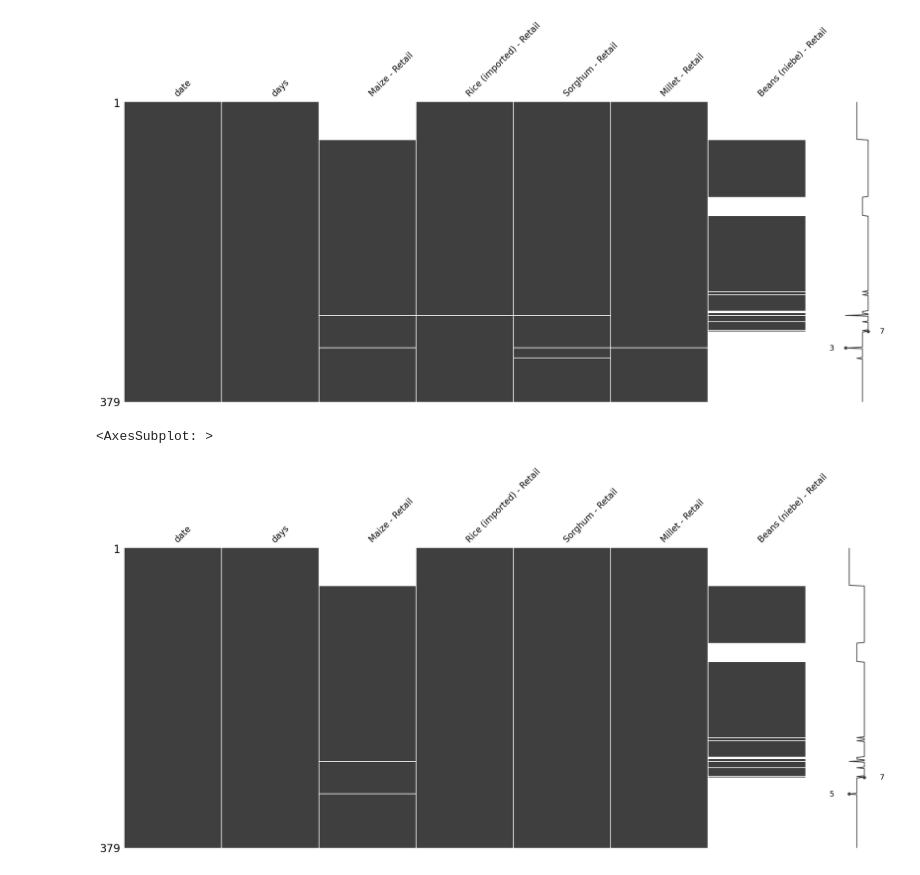
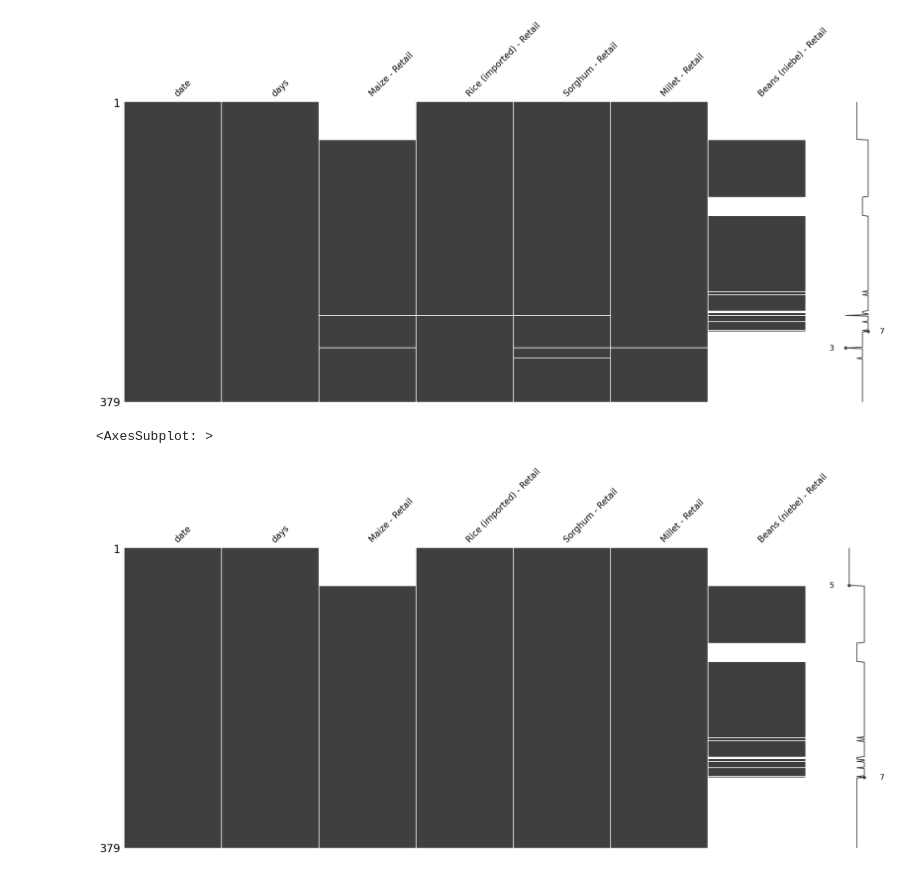
Before and after one commit to wwhite5/Springboard-Capstone-2-Time-Series, a Jupyter notebook: EDA.ipynb, the cells around one changed output. Drawn from its saved outputs; the diff is of its cells as text; code cells hidden in the pictures.

```diff
--- a/EDA.ipynb
+++ b/EDA.ipynb
@@ -190,10 +193,10 @@ missingno.matrix(NE_prices_avg)
 <AxesSubplot: >
 [figure]
 # %%
-to_interpolate = ['Millet - Retail', 'Sorghum - Retail', 'Rice (imported) - Retail']
+to_interpolate = ['Millet - Retail', 'Sorghum - Retail', 'Rice (imported) - Retail', 'Maize - Retail']
 NE_prices_avg[to_interpolate] = NE_prices_avg[to_interpolate].interpolate(method='linear')
 
 missingno.matrix(NE_prices_avg)
 # %% [output]
 <AxesSubplot: >
-[figure, old version]
+[figure, new version]
```
Also changed, not shown: parts of 6 cells of this notebook, 3 other files.
